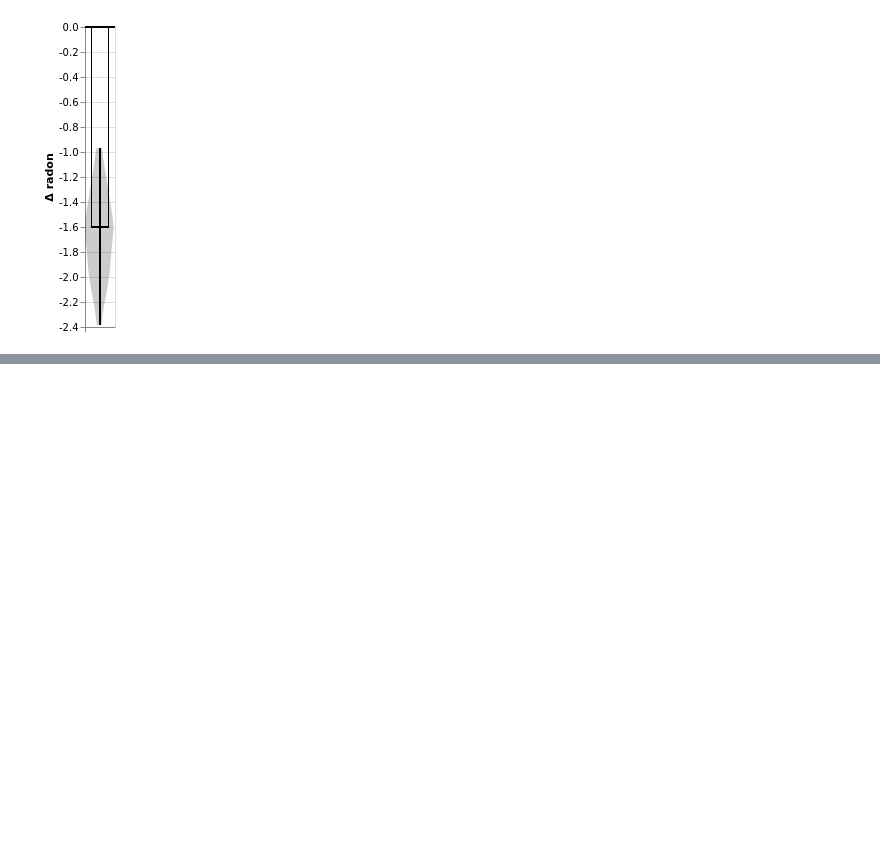
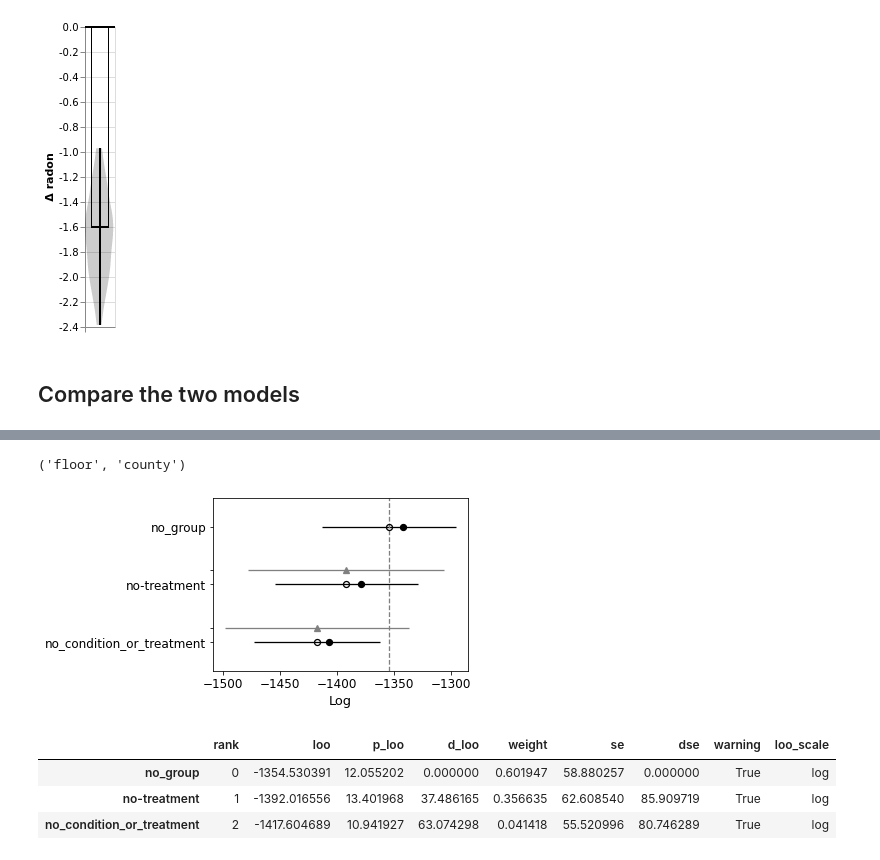
Before and after one commit to mmyros/bayes-window, a Jupyter notebook: docs/example_notebooks/radon_example/radon.ipynb, the cells around one changed output, grey strips where cells are left out. Saved outputs shown, nothing was run; the diff lists cells and outputs as text; code cells hidden in the pictures; blank space fills up the shorter version.

```diff
--- a/docs/example_notebooks/radon_example/radon.ipynb
+++ b/docs/example_notebooks/radon_example/radon.ipynb
@@ -61,6 +81,8 @@ window2.plot(x=':O',add_data=False,add_posterior_density=True)
 [interactive output not drawn]
 Uneven number of entries in conditions! This will lead to nans in data (window.data["radon diff"(170, 120)
 [figure]
+# %% [markdown]
+## Compare the two models
 # %%
 import arviz as az
 datasets = {'unpooled' : window2.trace.posterior,
@@ -74,3 +96,39 @@ az.plot_forest(data=list(datasets.values()), model_names=list(datasets.keys()),
 # %% [output]
 [interactive output not drawn]
 [interactive output not drawn]
+# %%
+self.condition
+self.treatment,self.group,
+# %% [output]
+('floor', 'county')
+# %%
+from bayes_window.model_comparison import compare_models
+self=window1
+compare_models(df,y=self.y,parallel=True,
+    models = {
+#                 'full_normal': self.model,
+                'no_condition_or_treatment': self.model,
+                'no-treatment': self.model,
+                'no_group': self.model,
+#                 'full_student': self.model,
+#                 'full_lognormal': self.model,
+#                 'full_gamma': self.model,
+#                 'full_exponential': self.model,
+            },
+            extra_model_args = [
+#                 {'treatment': self.treatment, 'condition': self.condition, 'group': self.group},
+                {'treatment': None, 'condition': None},
+                {'treatment': None, 'condition': self.condition},
+                {'treatment': self.treatment, 'group': None},
+#                 {'treatment': self.treatment, 'condition': self.condition, 'group': self.group, 'dist_y': 'student'},
+#                 {'treatment': self.treatment, 'condition': self.condition, 'group': self.group, 'dist_y': 'lognormal'},
+#                 {'treatment': self.treatment, 'condition': self.condition, 'group': self.group, 'dist_y': 'gamma'},
+#                 {'treatment': self.treatment, 'condition': self.condition, 'group': self.group,
+#                  'dist_y': 'exponential'},
+            ])
+# %% [output]
+[figure, added]
+|  | rank | loo | p_loo | d_loo | weight | se | dse | warning | loo_scale |
+| no_group | 0 | -1354.530391 | 12.055202 | 0.000000 | 0.601947 | 58.880257 | 0.000000 | True | log |
+| no-treatment | 1 | -1392.016556 | 13.401968 | 37.486165 | 0.356635 | 62.608540 | 85.909719 | True | log |
+| no_condition_or_treatment | 2 | -1417.604689 | 10.941927 | 63.074298 | 0.041418 | 55.520996 | 80.746289 | True | log |
```
Also changed, not shown: parts of 5 cells of this notebook, 6 other files.
